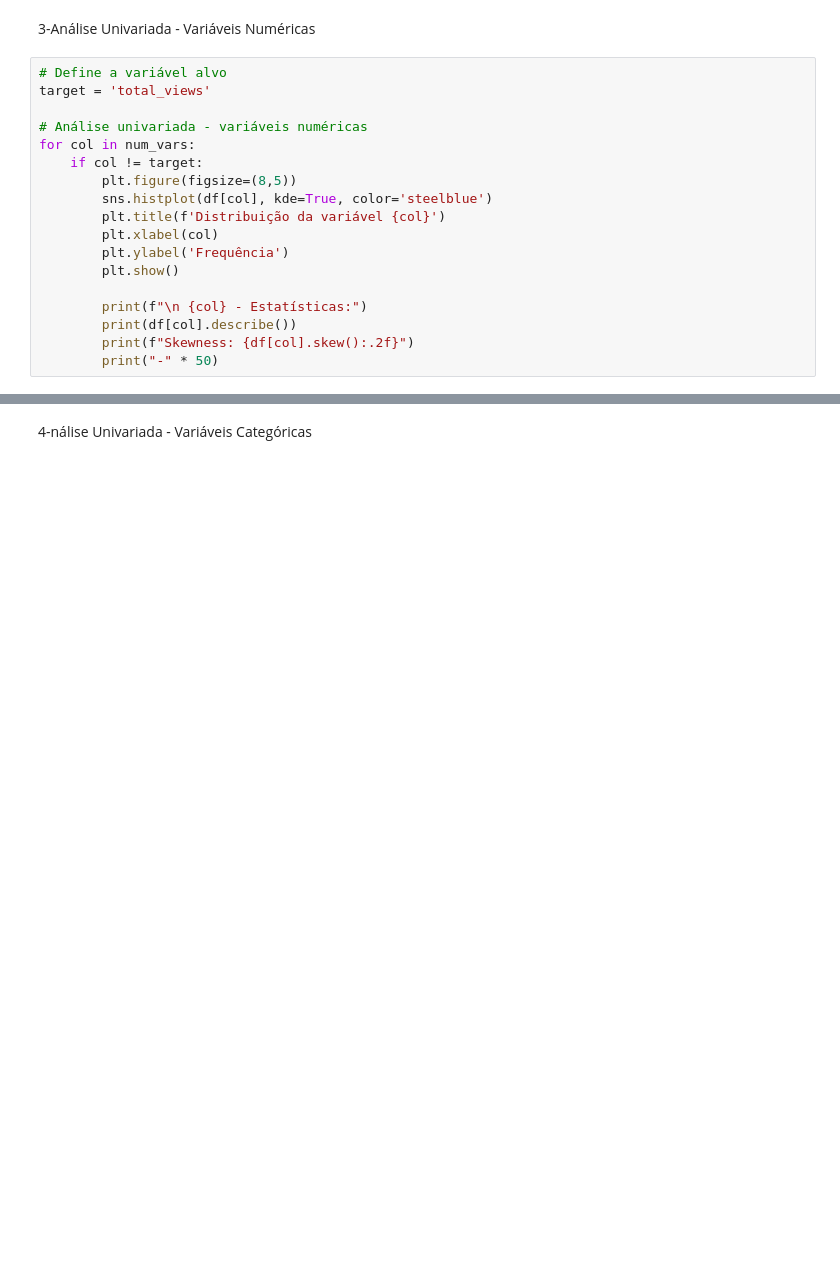
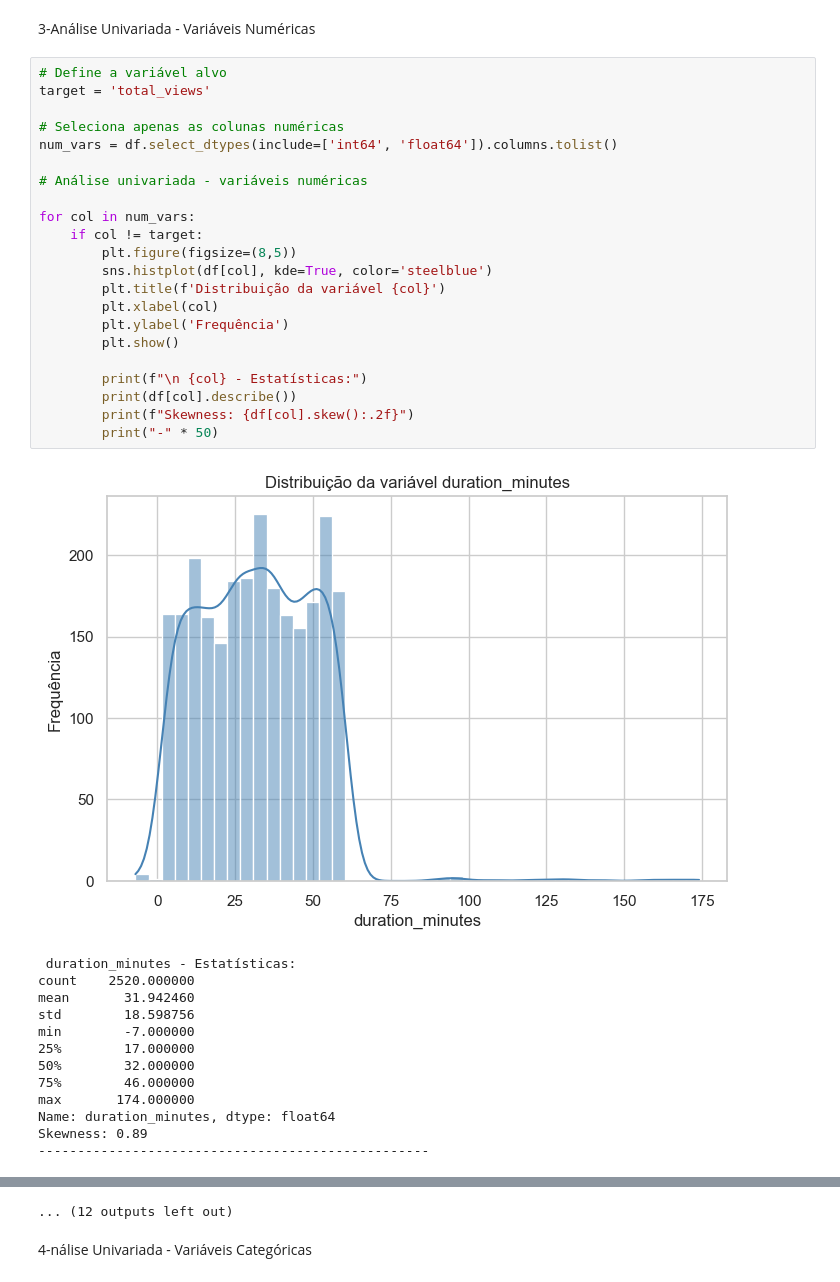
Before and after one commit to Alvesz4/Machine-Learning, a Jupyter notebook: notebooks/01_EDA.ipynb, the cells around one changed output, grey strips where cells are left out. Drawn from its saved outputs; the diff is of its cells as text; blank space fills up the shorter version.

```diff
--- a/notebooks/01_EDA.ipynb
+++ b/notebooks/01_EDA.ipynb
@@ -82,18 +96,36 @@ print("Kurtosis:", df['total_views'].kurt())
 # %%
 # Define a variável alvo
 target = 'total_views'
 
+# Seleciona apenas as colunas numéricas
+num_vars = df.select_dtypes(include=['int64', 'float64']).columns.tolist()
+
 # Análise univariada - variáveis numéricas
+
 for col in num_vars:
     if col != target:
         plt.figure(figsize=(8,5))
         sns.histplot(df[col], kde=True, color='steelblue')
         plt.title(f'Distribuição da variável {col}')
         plt.xlabel(col)
         plt.ylabel('Frequência')
         plt.show()
 
         print(f"\n {col} - Estatísticas:")
         print(df[col].describe())
         print(f"Skewness: {df[col].skew():.2f}")
         print("-" * 50)
+# %% [output]
+[figure, added]
+ duration_minutes - Estatísticas:
+count    2520.000000
+mean       31.942460
+std        18.598756
+min        -7.000000
+25%        17.000000
+50%        32.000000
+75%        46.000000
+max       174.000000
+Name: duration_minutes, dtype: float64
+Skewness: 0.89
+--------------------------------------------------
@@ -100,3 +197,4 @@ for col in num_vars:
+... (12 outputs left out)
 # %% [markdown]
 4-nálise Univariada - Variáveis Categóricas
 # %%
```
Also changed, not shown: parts of 10 cells of this notebook.
